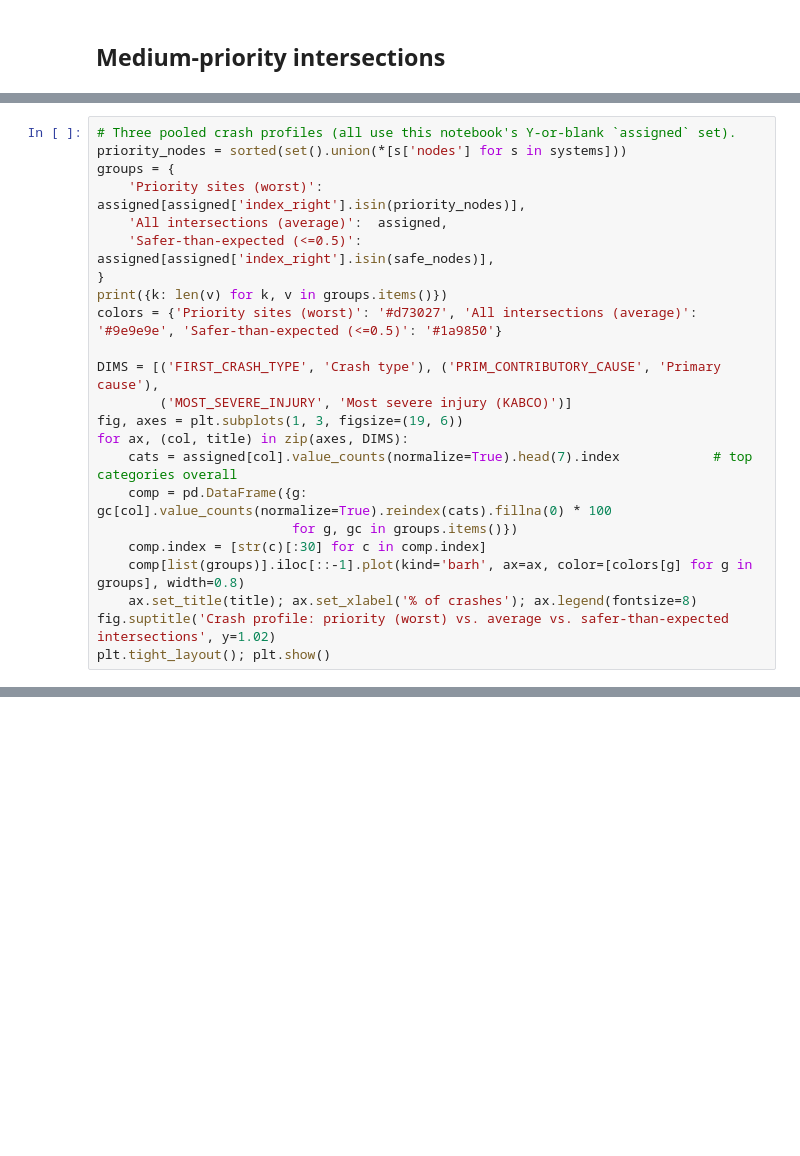
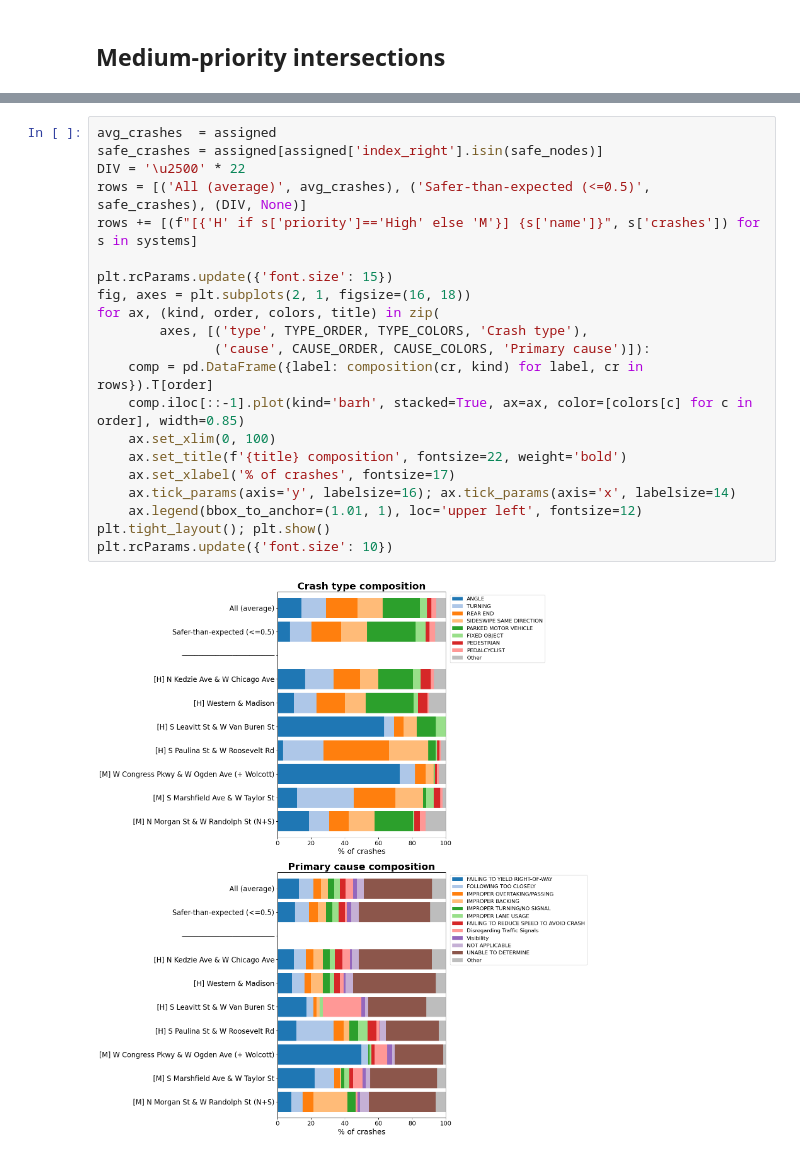
Before and after one commit to kenneth-ge/vision-zero-27th-ward, a Jupyter notebook: Mitigation_Analysis.ipynb, the cells around one changed output, grey strips where cells are left out. Cells and saved outputs as stored; diff of their text form; blank space fills up the shorter version.

```diff
--- a/Mitigation_Analysis.ipynb
+++ b/Mitigation_Analysis.ipynb
@@ -280,26 +307,3 @@ safe_nodes = f.index[f['factor'] <= 0.5]
 print(f'context model on {len(f)} intersections | {len(safe_nodes)} safer-than-expected (factor <= 0.5)')
 # %% [output]
 context model on 590 intersections | 222 safer-than-expected (factor <= 0.5)
-# %%
-# Three pooled crash profiles (all use this notebook's Y-or-blank `assigned` set).
-priority_nodes = sorted(set().union(*[s['nodes'] for s in systems]))
-groups = {
-    'Priority sites (worst)':       assigned[assigned['index_right'].isin(priority_nodes)],
-    'All intersections (average)':  assigned,
-    'Safer-than-expected (<=0.5)':  assigned[assigned['index_right'].isin(safe_nodes)],
-}
-print({k: len(v) for k, v in groups.items()})
-colors = {'Priority sites (worst)': '#d73027', 'All intersections (average)': '#9e9e9e', 'Safer-than-expected (<=0.5)': '#1a9850'}
-
-DIMS = [('FIRST_CRASH_TYPE', 'Crash type'), ('PRIM_CONTRIBUTORY_CAUSE', 'Primary cause'),
-        ('MOST_SEVERE_INJURY', 'Most severe injury (KABCO)')]
-fig, axes = plt.subplots(1, 3, figsize=(19, 6))
-for ax, (col, title) in zip(axes, DIMS):
-    cats = assigned[col].value_counts(normalize=True).head(7).index            # top categories overall
-    comp = pd.DataFrame({g: gc[col].value_counts(normalize=True).reindex(cats).fillna(0) * 100
-                         for g, gc in groups.items()})
-    comp.index = [str(c)[:30] for c in comp.index]
-    comp[list(groups)].iloc[::-1].plot(kind='barh', ax=ax, color=[colors[g] for g in groups], width=0.8)
-    ax.set_title(title); ax.set_xlabel('% of crashes'); ax.legend(fontsize=8)
-fig.suptitle('Crash profile: priority (worst) vs. average vs. safer-than-expected intersections', y=1.02)
-plt.tight_layout(); plt.show()
@@ -308,0 +314,23 @@ plt.tight_layout(); plt.show()
+# %%
+avg_crashes  = assigned
+safe_crashes = assigned[assigned['index_right'].isin(safe_nodes)]
+DIV = '\u2500' * 22
+rows = [('All (average)', avg_crashes), ('Safer-than-expected (<=0.5)', safe_crashes), (DIV, None)]
+rows += [(f"[{'H' if s['priority']=='High' else 'M'}] {s['name']}", s['crashes']) for s in systems]
+
+plt.rcParams.update({'font.size': 15})
+fig, axes = plt.subplots(2, 1, figsize=(16, 18))
+for ax, (kind, order, colors, title) in zip(
+        axes, [('type', TYPE_ORDER, TYPE_COLORS, 'Crash type'),
+               ('cause', CAUSE_ORDER, CAUSE_COLORS, 'Primary cause')]):
+    comp = pd.DataFrame({label: composition(cr, kind) for label, cr in rows}).T[order]
+    comp.iloc[::-1].plot(kind='barh', stacked=True, ax=ax, color=[colors[c] for c in order], width=0.85)
+    ax.set_xlim(0, 100)
+    ax.set_title(f'{title} composition', fontsize=22, weight='bold')
+    ax.set_xlabel('% of crashes', fontsize=17)
+    ax.tick_params(axis='y', labelsize=16); ax.tick_params(axis='x', labelsize=14)
+    ax.legend(bbox_to_anchor=(1.01, 1), loc='upper left', fontsize=12)
+plt.tight_layout(); plt.show()
+plt.rcParams.update({'font.size': 10})
+# %% [output]
+[figure, added]
```
Also changed, not shown: parts of 18 cells of this notebook.
